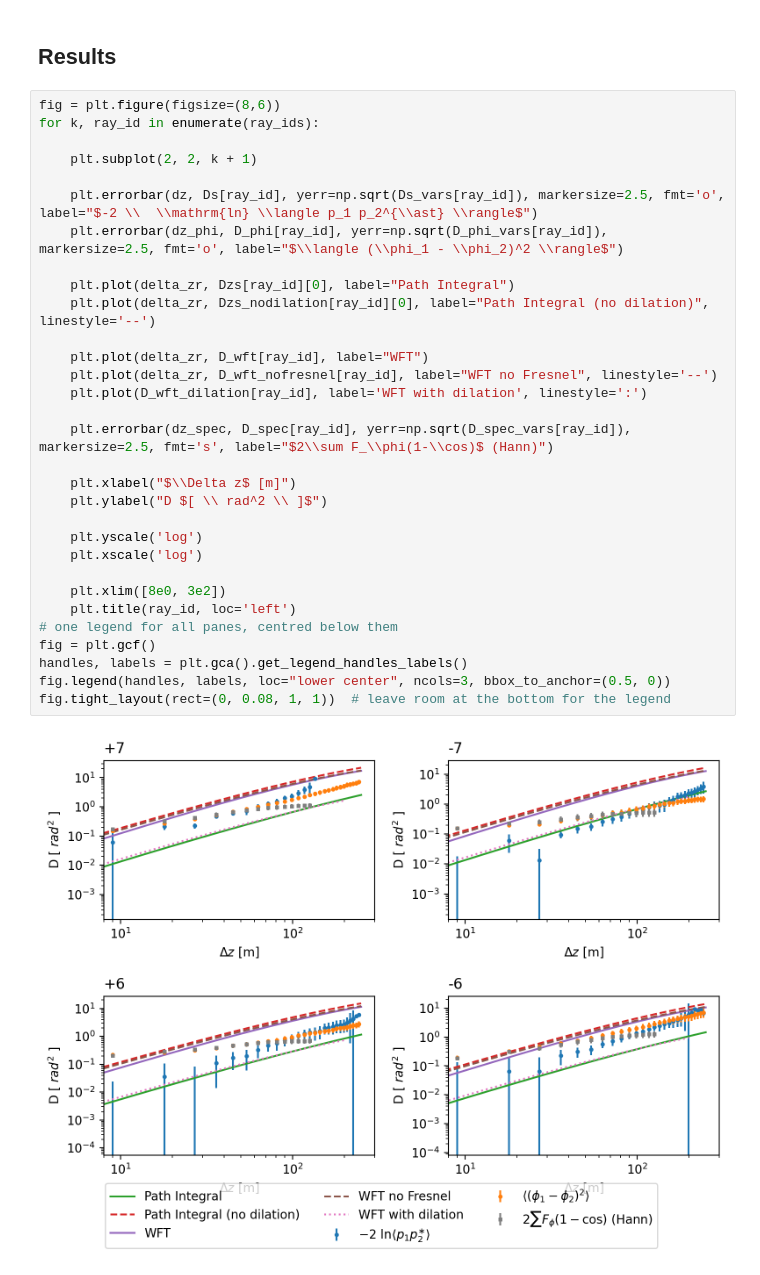
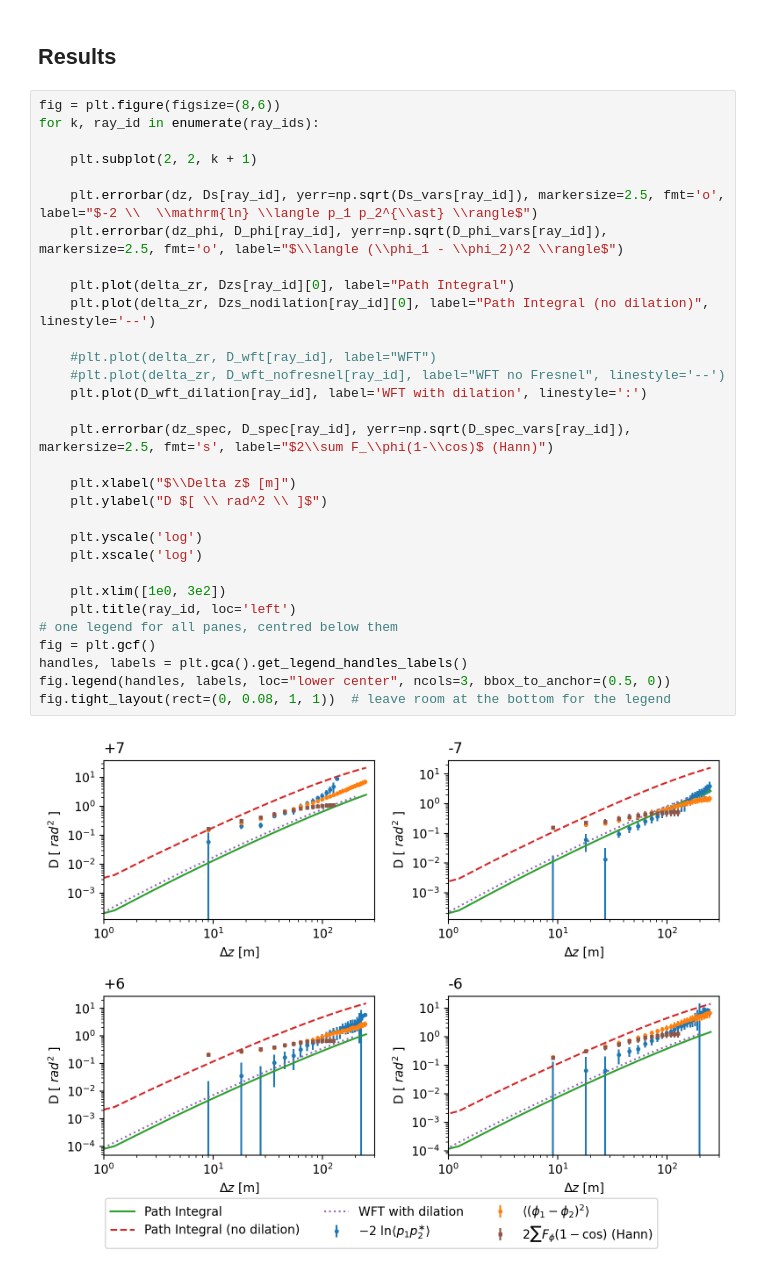
Before and after one commit to John-Ragland/n23_fluctuations_ragland, a Jupyter notebook: notebooks/phase_structure_function_rabbit_hole.ipynb, the cells around one changed output. Cells and saved outputs as stored; diff of their text form.

```diff
--- a/notebooks/phase_structure_function_rabbit_hole.ipynb
+++ b/notebooks/phase_structure_function_rabbit_hole.ipynb
@@ -320,36 +320,36 @@ for ray_id in ray_ids:
 # %%
 fig = plt.figure(figsize=(8,6))
 for k, ray_id in enumerate(ray_ids):
 
     plt.subplot(2, 2, k + 1)
 
     plt.errorbar(dz, Ds[ray_id], yerr=np.sqrt(Ds_vars[ray_id]), markersize=2.5, fmt='o', label="$-2 \\  \\mathrm{ln} \\langle p_1 p_2^{\\ast} \\rangle$")
     plt.errorbar(dz_phi, D_phi[ray_id], yerr=np.sqrt(D_phi_vars[ray_id]), markersize=2.5, fmt='o', label="$\\langle (\\phi_1 - \\phi_2)^2 \\rangle$")
 
     plt.plot(delta_zr, Dzs[ray_id][0], label="Path Integral")
     plt.plot(delta_zr, Dzs_nodilation[ray_id][0], label="Path Integral (no dilation)", linestyle='--')
 
-    plt.plot(delta_zr, D_wft[ray_id], label="WFT")
-    plt.plot(delta_zr, D_wft_nofresnel[ray_id], label="WFT no Fresnel", linestyle='--')
+    #plt.plot(delta_zr, D_wft[ray_id], label="WFT")
+    #plt.plot(delta_zr, D_wft_nofresnel[ray_id], label="WFT no Fresnel", linestyle='--')
     plt.plot(D_wft_dilation[ray_id], label='WFT with dilation', linestyle=':')
 
     plt.errorbar(dz_spec, D_spec[ray_id], yerr=np.sqrt(D_spec_vars[ray_id]), markersize=2.5, fmt='s', label="$2\\sum F_\\phi(1-\\cos)$ (Hann)")
 
     plt.xlabel("$\\Delta z$ [m]")
     plt.ylabel("D $[ \\ rad^2 \\ ]$")
 
     plt.yscale('log')
     plt.xscale('log')
 
-    plt.xlim([8e0, 3e2])
+    plt.xlim([1e0, 3e2])
     plt.title(ray_id, loc='left')
 # one legend for all panes, centred below them
 fig = plt.gcf()
 handles, labels = plt.gca().get_legend_handles_labels()
 fig.legend(handles, labels, loc="lower center", ncols=3, bbox_to_anchor=(0.5, 0))
 fig.tight_layout(rect=(0, 0.08, 1, 1))  # leave room at the bottom for the legend
 # %% [output]
-[figure, old version]
+[figure, new version]
 # %%
 fig = plt.figure(figsize=(8,6))
 for k, ray_id in enumerate(ray_ids):
```
Also changed, not shown: parts of 2 cells of this notebook, 7 other files.
